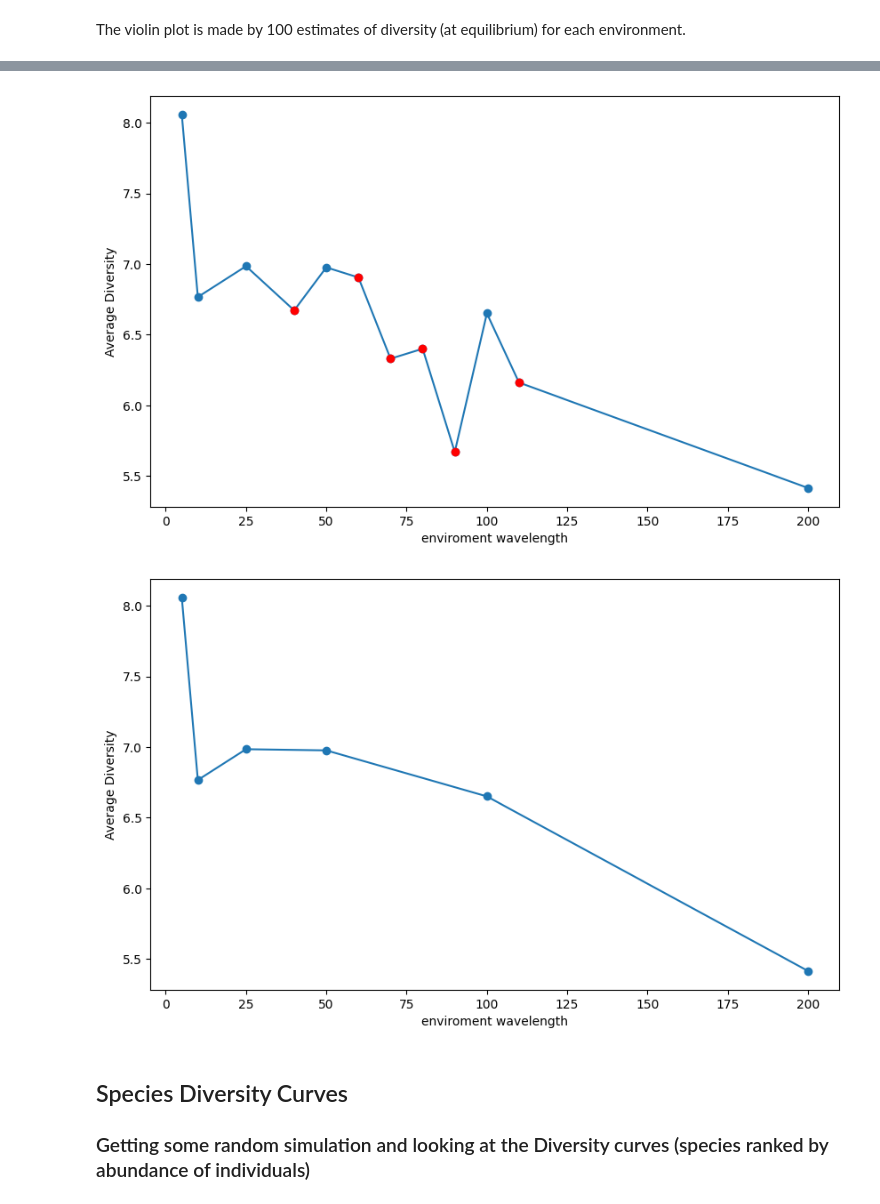
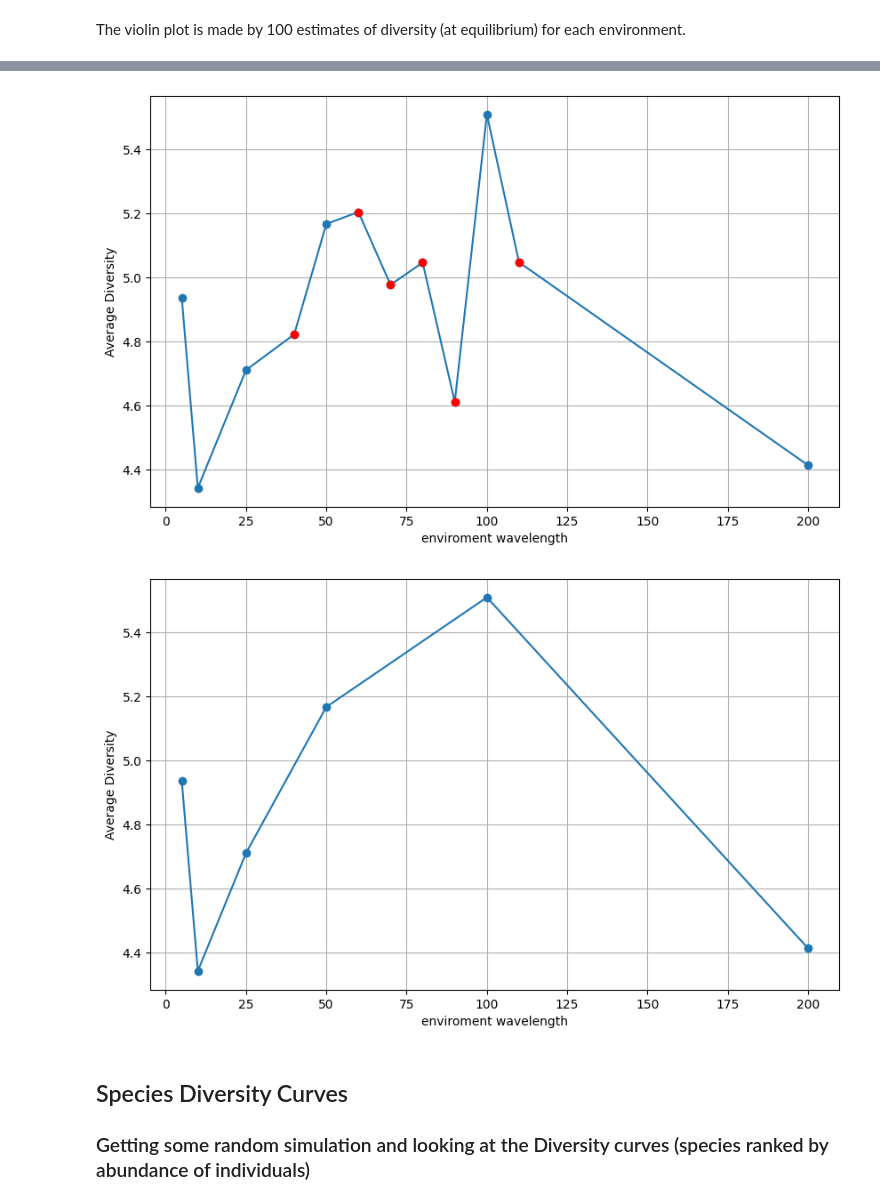
Before and after one commit to giuliabernardinieco/revosim-simulations, a Jupyter notebook: genetic-diversity.ipynb, the cells around one changed output, grey strips where cells are left out. Saved outputs shown, nothing was run; the diff lists cells and outputs as text; code cells hidden in the pictures.

```diff
--- a/genetic-diversity.ipynb
+++ b/genetic-diversity.ipynb
@@ -97,6 +97,8 @@ for folder_path, folder_label in zip(folder_paths, folder_labels):
             # Read the DataFrame from the file
             df = pd.read_csv(file_path, sep=',', header=0, skiprows=12)
             genomes = df['Genome']
+            # Remove the first 32 bits from each genome
+            genomes = genomes.apply(lambda x: x[32:])
 
             # Calculate genetic diversity and store in the list
             diversity_list = diversity_table(genomes, len(genomes) // 2)
@@ -178,5 +180,6 @@ for folder_path, folder_label in zip(folder_paths, folder_labels):
     plt.xlabel('Row Numbers')
     plt.ylabel('Average Diversity')
     plt.ylim(5, 5.6)
+    plt.xlim(0, 100000)
     plt.show()
 # %% [output]
@@ -209,6 +212,10 @@ for i, folder_path in enumerate(folder_paths):
             # import data
             df = pd.read_csv(file_path, sep=',', header=0, skiprows=12)
             genomes = df['Genome']
+            # keep the first 32 bits from each genome
+            #genomes = df['Genome'].str[:32]
+            #remove the first 32 and keep teh last
+            genomes = df['Genome'].str[32:]
 
             # Calculate average differences for the current file
             diversity = average_diversity_simulation(genomes, len(genomes)//2)
@@ -241,35 +248,37 @@ Passing `palette` without assigning `hue` is deprecated and will be removed in v
 ### Now I'm creating a graph that will show the wavelength on the xaxis and the average genetic diversity that we had at equilibrium
 
 highlight_folders = [40, 60, 70, 80, 90, 110]
 
 # first graph including the wavelngths that are breaking the toroidal
 plt.figure(figsize=(10, 6))
 plt.plot(mean_div_env['Folder'], mean_div_env['AverageDiversity'], marker='o', label='Iteration')
 
 # Highlight specific points in red
 highlight_indices = mean_div_env['Folder'].isin(highlight_folders)
 plt.scatter(
     mean_div_env['Folder'][highlight_indices],
     mean_div_env['AverageDiversity'][highlight_indices],
     color='red',
     zorder=2
 )
 plt.xlabel('enviroment wavelength')
 plt.ylabel('Average Diversity')
+plt.grid(True)
 plt.show()
 
 # second graph, with only the toroidal w
 # Filter out rows with specific 'Folder' values
 filtered_mean_div_env = mean_div_env[~mean_div_env['Folder'].isin(highlight_folders)]
 
 plt.figure(figsize=(10, 6))
 plt.plot(filtered_mean_div_env['Folder'], filtered_mean_div_env['AverageDiversity'], marker='o', label='Iteration')
 plt.xlabel('enviroment wavelength')
 plt.ylabel('Average Diversity')
+plt.grid(True)
 plt.show()
 # %% [output]
-[figure, old version]
+[figure, new version]
-[figure, old version]
+[figure, new version]
 # %% [markdown]
 ## Species Diversity Curves
 ### Getting some random simulation and looking at the Diversity curves (species ranked by abundance of individuals)
```
Also changed, not shown: parts of 2 cells of this notebook, 2 other files.
